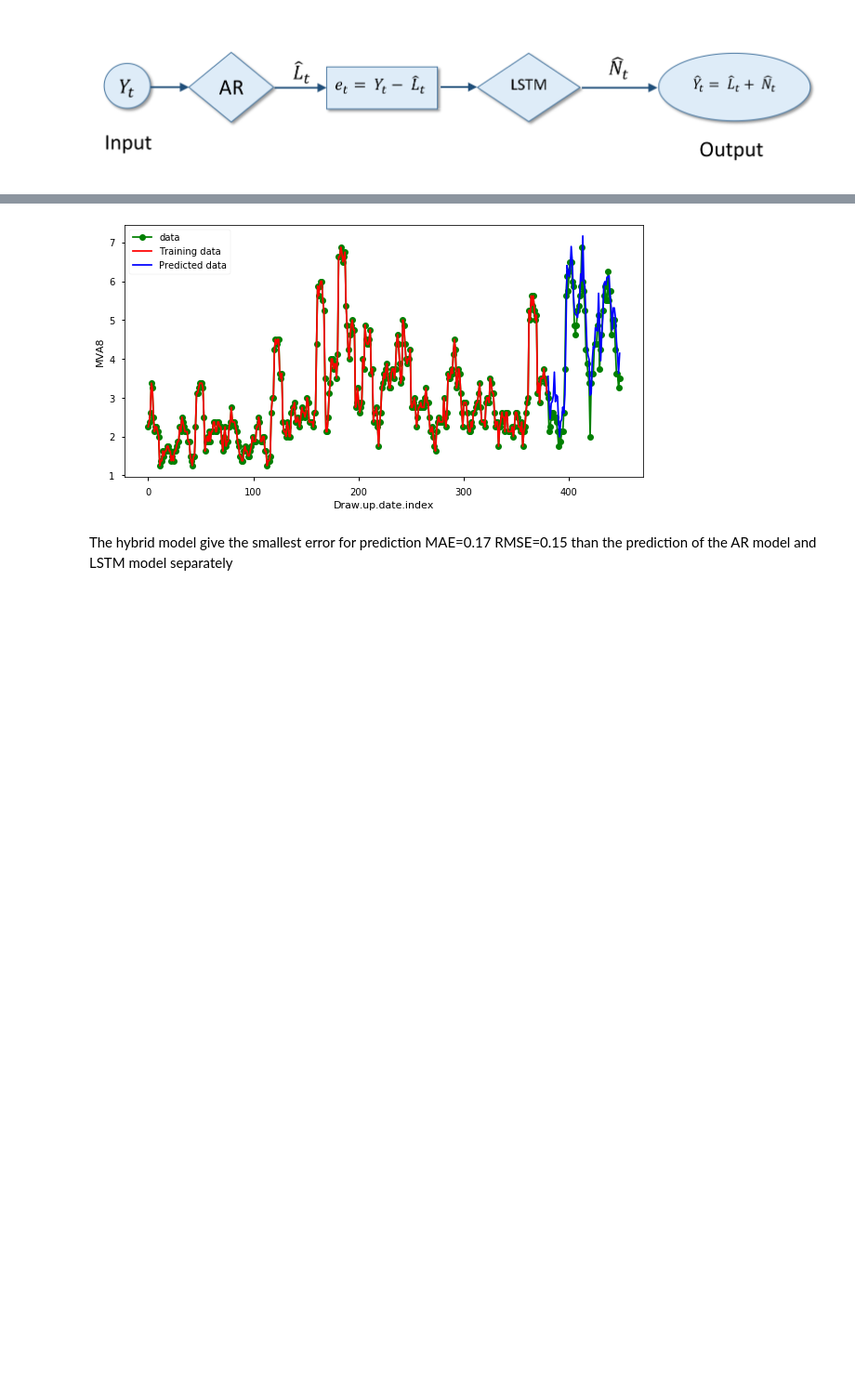
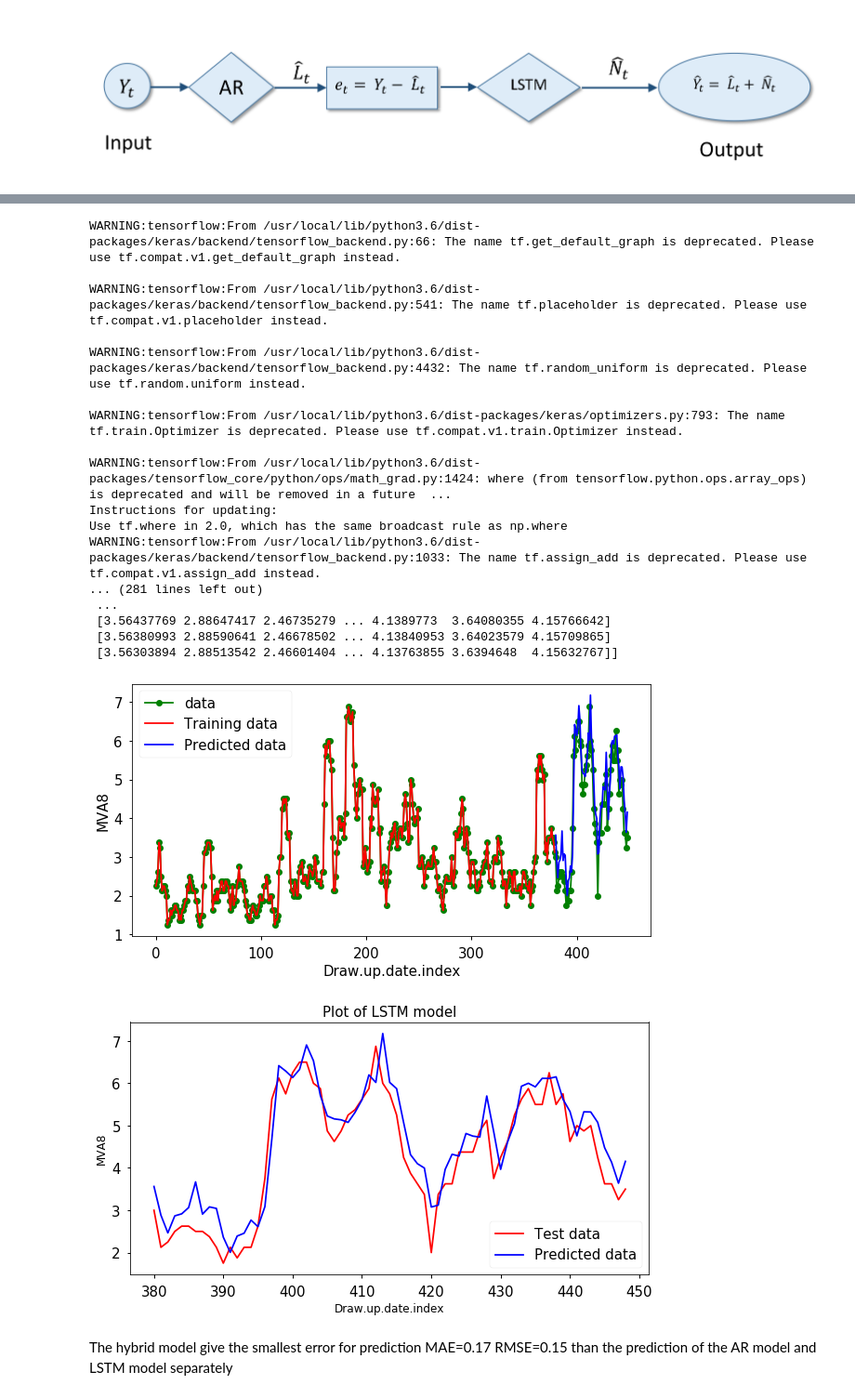
Before and after one commit to Toadoum/Hybrid-AR-LSTM-model-for-prediction-of-birth, a Jupyter notebook: Hybrid_AR&LSTM_model.ipynb, the cells around one changed output, grey strips where cells are left out. Shown at 93% size. Cells and saved outputs as stored; diff of their text form; code cells hidden in the pictures; blank space fills up the shorter version.

```diff
--- a/Hybrid_AR&LSTM_model.ipynb
+++ b/Hybrid_AR&LSTM_model.ipynb
@@ -52,6 +54,28 @@ import matplotlib.pyplot as plt
 from sklearn import datasets
 from sklearn import tree
 plt.style.use('seaborn-notebook')
+import pylab
+
+plt.style.use('seaborn-notebook')
+params = {'legend.fontsize': 'x-large',
+          'figure.figsize': (15, 5),
+         'axes.labelsize': 'x-large',
+         'axes.titlesize':'x-large',
+         'xtick.labelsize':'x-large',
+         'ytick.labelsize':'x-large'}
+pylab.rcParams.update(params)
+
+SMALL_SIZE = 15
+MEDIUM_SIZE = 12
+BIGGER_SIZE = 12
+
+plt.rc('font', size=SMALL_SIZE)          # controls default text sizes
+plt.rc('axes', titlesize=SMALL_SIZE)     # fontsize of the axes title
+plt.rc('axes', labelsize=MEDIUM_SIZE)    # fontsize of the x and y labels
+plt.rc('xtick', labelsize=SMALL_SIZE)    # fontsize of the tick labels
+plt.rc('ytick', labelsize=SMALL_SIZE)    # fontsize of the tick labels
+plt.rc('legend', fontsize=SMALL_SIZE)    # legend fontsize
+plt.rc('figure', titlesize=BIGGER_SIZE)  # fontsize of the figure title
 
 
 def AR1(data):
@@ -128,7 +152,7 @@ def preprocessing(training_set):
 
 #initialising the RNN
 
-def model_LSTM(X_train,Y_train,dropout_prop=0.0,nb_units=30,batchsize=32,epoch=100,optimizer='adam'):
+def model_LSTM(X_train,Y_train,dropout_prop=0.0,nb_units=10,batchsize=16,epoch=100,optimizer='adam'):
   regressor= Sequential()
 
   #adding the first LSTM layer and some dropout regularization
@@ -156,8 +180,8 @@ def model_LSTM(X_train,Y_train,dropout_prop=0.0,nb_units=30,batchsize=32,epoch=1
   return regressor
 def evaluate_error(model,X_test,Y_test):
   predicted_birth=model.predict(X_test)
+  #Y_test=sc.inverse_transform(np.array(Y_test).reshape(-1,1))
   #predicted_birth=sc.inverse_transform(predicted_birth)
-  #Y_test=sc.inverse_transform(np.array(Y_test).reshape(-1,1))
   errors = abs(predicted_birth - Y_test)
   MAE=round(np.mean(errors), 2)
   rmse =np.sqrt(mean_squared_error(Y_test,predicted_birth))
@@ -170,7 +194,7 @@ def evaluate_error(model,X_test,Y_test):
 def train_model(X_train,Y_train):
 
 
-    model_regressor=model_LSTM(X_train,Y_train,dropout_prop=0.0,nb_units=30,batchsize=32,epoch=100,optimizer='Adam')
+    model_regressor=model_LSTM(X_train,Y_train,dropout_prop=0.0,nb_units=10,batchsize=16,epoch=100,optimizer='Adam')
     #rmse=evaluate_error(model=model_regressor,X_test=X_test,Y_test=Y_test)
 
 
@@ -222,6 +246,9 @@ def main():
     predicted_birth= predicted_birth_residual+ predict_val[380:449]
 
 
+    print(X_test)
+    print(Y_test)
+    print(predicted_birth)
    # predicted_birth=sc.inverse_transform(predicted_birth)
 
 
@@ -229,10 +256,21 @@ def main():
     plt.plot(training_set,'o-',color='green',label='data')
     plt.plot(range(0,380),training_set[0:380], color='red', label='Training data')
     plt.plot(range(380,449) ,predicted_birth[0], color='blue', label='Predicted data')
+    plt.xlabel('Draw.up.date.index', fontsize=15)
+    plt.ylabel('MVA8', fontsize=15)
+    plt.legend()
+    #plt.savefig('hybplot1.png')
+    plt.show()
+
+
+    plt.figure(figsize=(10, 5))
+    plt.title('Plot of LSTM model')
+    plt.plot(range(380,449),training_set[380:449], color='red', label='Test data')
+    plt.plot(range(380,449) ,predicted_birth[0], color='blue', label='Predicted data')
     plt.xlabel('Draw.up.date.index')
     plt.ylabel('MVA8')
     plt.legend()
-    plt.savefig('lstm3plot.png')
+    plt.savefig('hybplot2.png')
     plt.show()
 
     return training_set, predict_val[380:449],predicted_birth_residual
@@ -260,4 +284,22 @@ RMSE:  0.15  MAE:  0.17120161524772004
+WARNING:tensorflow:From /usr/local/lib/python3.6/dist-packages/keras/backend/tensorflow_backend.py:66: The name tf.get_default_graph is deprecated. Please use tf.compat.v1.get_default_graph instead.
+
+WARNING:tensorflow:From /usr/local/lib/python3.6/dist-packages/keras/backend/tensorflow_backend.py:541: The name tf.placeholder is deprecated. Please use tf.compat.v1.placeholder instead.
+
+WARNING:tensorflow:From /usr/local/lib/python3.6/dist-packages/keras/backend/tensorflow_backend.py:4432: The name tf.random_uniform is deprecated. Please use tf.random.uniform instead.
+
+WARNING:tensorflow:From /usr/local/lib/python3.6/dist-packages/keras/optimizers.py:793: The name tf.train.Optimizer is deprecated. Please use tf.compat.v1.train.Optimizer instead.
+
+WARNING:tensorflow:From /usr/local/lib/python3.6/dist-packages/tensorflow_core/python/ops/math_grad.py:1424: where (from tensorflow.python.ops.array_ops) is deprecated and will be removed in a future  ...
+Instructions for updating:
+Use tf.where in 2.0, which has the same broadcast rule as np.where
+WARNING:tensorflow:From /usr/local/lib/python3.6/dist-packages/keras/backend/tensorflow_backend.py:1033: The name tf.assign_add is deprecated. Please use tf.compat.v1.assign_add instead.
+... (281 lines left out)
+ ...
+ [3.56437769 2.88647417 2.46735279 ... 4.1389773  3.64080355 4.15766642]
+ [3.56380993 2.88590641 2.46678502 ... 4.13840953 3.64023579 4.15709865]
+ [3.56303894 2.88513542 2.46601404 ... 4.13763855 3.6394648  4.15632767]]
-[figure, old version]
+[figure, new version]
+[figure, added]
 # %% [markdown]
 The hybrid model give the smallest error for prediction MAE=0.17 RMSE=0.15
 than the prediction of the AR model and LSTM model separately
```
Also changed, not shown: parts of 3 cells of this notebook.
